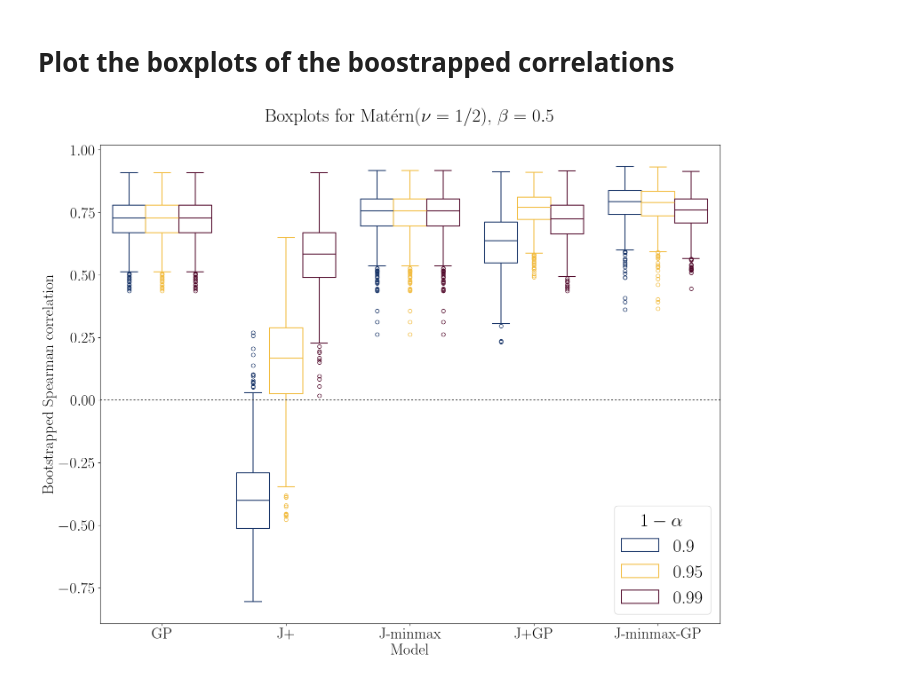
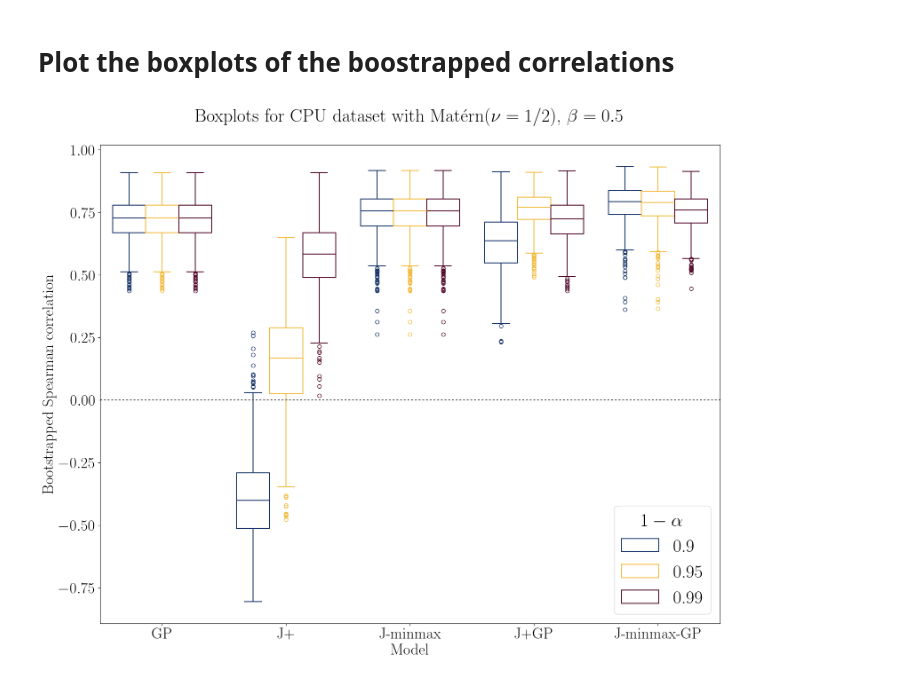
Before and after one commit to vincentblot28/conformalized_gp, a Jupyter notebook: paper_results/notebooks/cpu_notebook.ipynb, the cells around one changed output. Saved outputs shown, nothing was run; the diff lists cells and outputs as text; code cells hidden in the pictures.

Commit message:
ADD: notebooks and plots for each dataset

```diff
--- a/paper_results/notebooks/cpu_notebook.ipynb
+++ b/paper_results/notebooks/cpu_notebook.ipynb
@@ -440,6 +440,6 @@ plt.savefig("paper_results/plots/cpu_corr.pdf")
 # %% [markdown]
 # Plot the boxplots of the boostrapped correlations
 # %%
-plot_boxplot(models, ALPHA, BLUE_1, YELLOW, VIOLET, nus, betas, save=True, filename="paper_results/plots/cpu_boxplot.pdf")
+plot_boxplot(models, ALPHA, BLUE_1, YELLOW, VIOLET, nus, betas, dataset="CPU", save=True)
 # %% [output]
-[figure, old version]
+[figure, new version]
```
Also changed, not shown: 21 other files.
